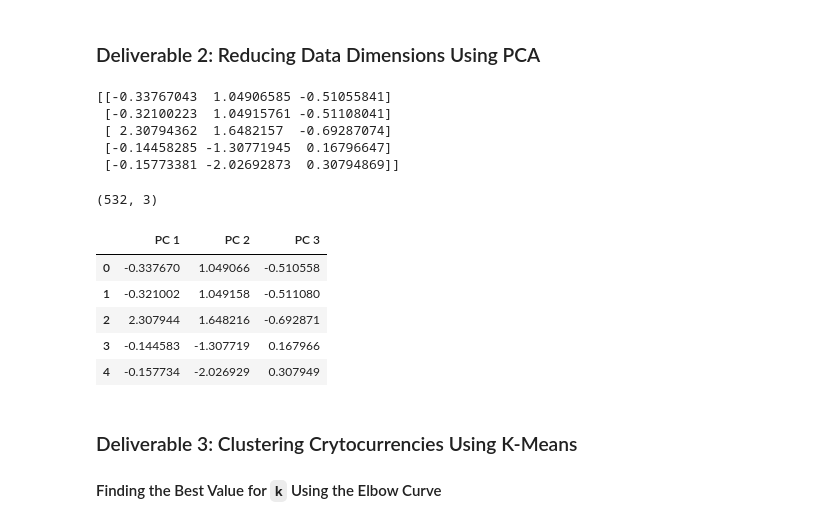
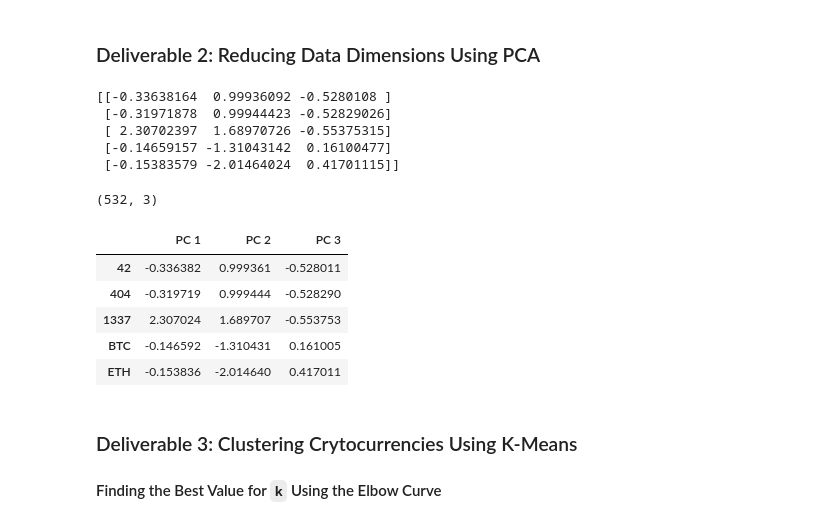
Before and after one commit to cbeckler/cryptocurrencies, a Jupyter notebook: crypto_clustering.ipynb, the cells around one changed output. Drawn from its saved outputs; the diff is of its cells as text; code cells hidden in the pictures.

```diff
--- a/crypto_clustering.ipynb
+++ b/crypto_clustering.ipynb
@@ -126,11 +126,11 @@ crypto_df.head()
 # Use get_dummies() to create variables for text features.
 cols_to_convert = ['Algorithm', 'ProofType']
 
-crypto_df = pd.get_dummies(crypto_df, columns=cols_to_convert)
+crypto_dummy_df = pd.get_dummies(crypto_df, columns=cols_to_convert)
 
-print(crypto_df.shape)
+print(crypto_dummy_df.shape)
 
-crypto_df.head()
+crypto_dummy_df.head()
 # %% [output]
 (532, 98)
 |  | TotalCoinsMined | TotalCoinSupply | Algorithm_1GB AES Pattern Search | Algorithm_536 | Algorithm_Argon2d | ... |
@@ -142,7 +142,7 @@ crypto_df.head()
 5 rows × 98 columns
 # %%
 # Standardize the data with StandardScaler().
-crypto_scaled = StandardScaler().fit_transform(crypto_df)
+crypto_scaled = StandardScaler().fit_transform(crypto_dummy_df)
 
 print(crypto_scaled[0:5])
 # %% [output]
@@ -175,26 +175,28 @@ crypto_pca = pca.fit_transform(crypto_scaled)
 
 print(crypto_pca[0:5])
 # %% [output]
-[[-0.33767043  1.04906585 -0.51055841]
- [-0.32100223  1.04915761 -0.51108041]
- [ 2.30794362  1.6482157  -0.69287074]
- [-0.14458285 -1.30771945  0.16796647]
- [-0.15773381 -2.02692873  0.30794869]]
+[[-0.33638164  0.99936092 -0.5280108 ]
+ [-0.31971878  0.99944423 -0.52829026]
+ [ 2.30702397  1.68970726 -0.55375315]
+ [-0.14659157 -1.31043142  0.16100477]
+ [-0.15383579 -2.01464024  0.41701115]]
 # %%
 # Create a DataFrame with the three principal components.
-crypto_pca_df = pd.DataFrame(data=crypto_pca, columns=['PC 1', 'PC 2', 'PC 3'])
+pcs_df = pd.DataFrame(data=crypto_pca, columns=['PC 1', 'PC 2', 'PC 3'])
 
-print(crypto_pca_df.shape)
+pcs_df.index = crypto_df.index
 
-crypto_pca_df.head()
+print(pcs_df.shape)
+
+pcs_df.head()
 # %% [output]
 (532, 3)
 |  | PC 1 | PC 2 | PC 3 |
-| 0 | -0.337670 | 1.049066 | -0.510558 |
-| 1 | -0.321002 | 1.049158 | -0.511080 |
-| 2 | 2.307944 | 1.648216 | -0.692871 |
-| 3 | -0.144583 | -1.307719 | 0.167966 |
-| 4 | -0.157734 | -2.026929 | 0.307949 |
+| 42 | -0.336382 | 0.999361 | -0.528011 |
+| 404 | -0.319719 | 0.999444 | -0.528290 |
+| 1337 | 2.307024 | 1.689707 | -0.553753 |
+| BTC | -0.146592 | -1.310431 | 0.161005 |
+| ETH | -0.153836 | -2.014640 | 0.417011 |
 # %% [markdown]
 ### Deliverable 3: Clustering Crytocurrencies Using K-Means
 
```
Also changed, not shown: parts of 9 cells of this notebook.
